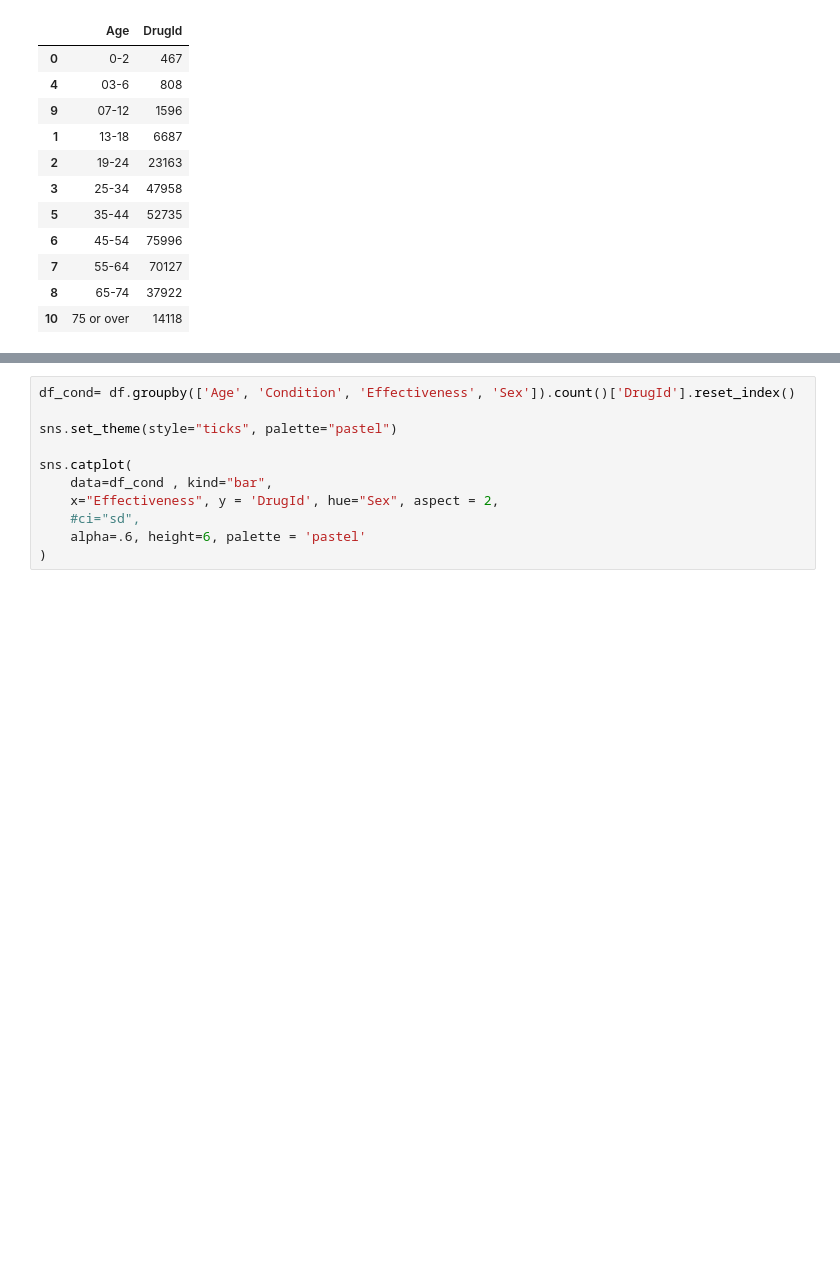
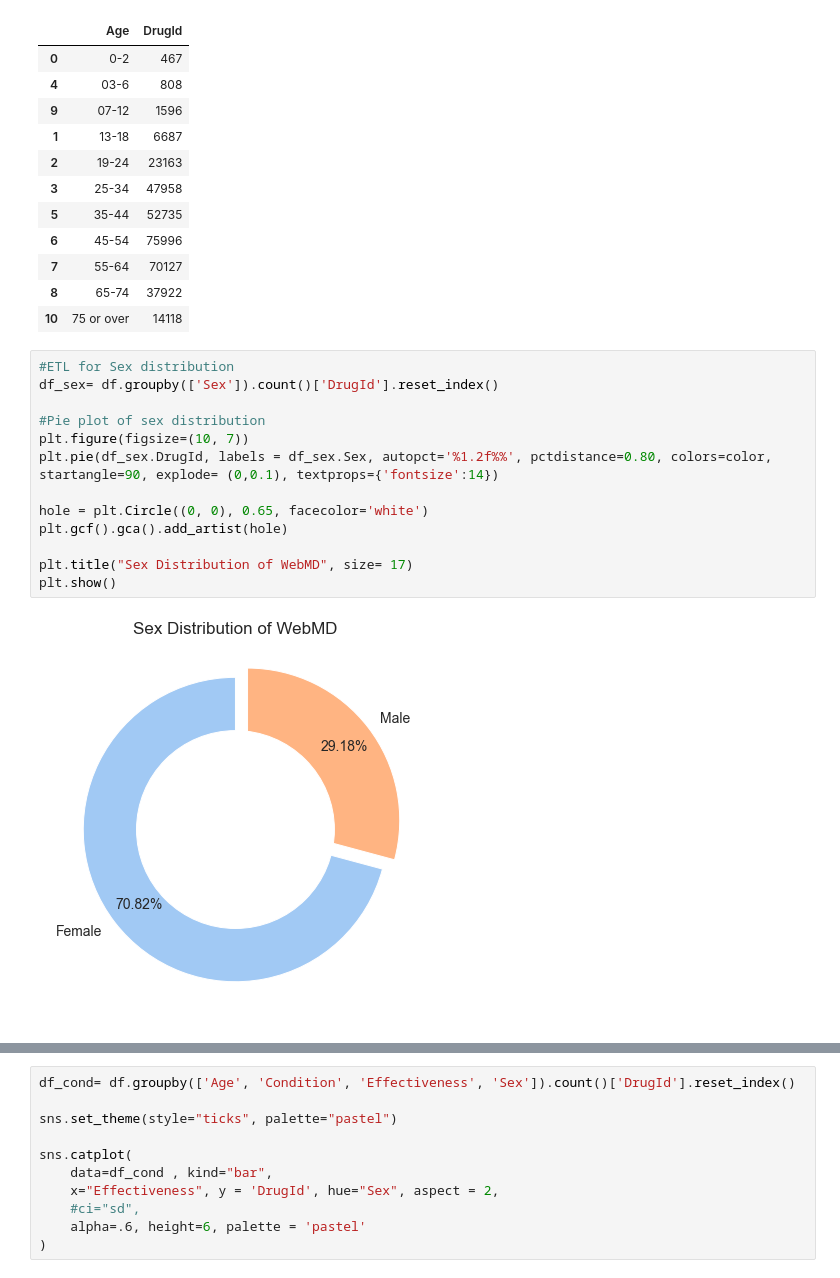
Before and after one commit to kuiros7/PORTFOLIO, a Jupyter notebook: WEBMD.ipynb, the cells around one changed output, grey strips where cells are left out. Drawn from its saved outputs; the diff is of its cells as text; blank space fills up the shorter version.

```diff
--- a/WEBMD.ipynb
+++ b/WEBMD.ipynb
@@ -149,5 +151,20 @@ df_age
 | 7 | 55-64 | 70127 |
 | 8 | 65-74 | 37922 |
 | 10 | 75 or over | 14118 |
+# %%
+#ETL for Sex distribution
+df_sex= df.groupby(['Sex']).count()['DrugId'].reset_index()
+
+#Pie plot of sex distribution
+plt.figure(figsize=(10, 7))
+plt.pie(df_sex.DrugId, labels = df_sex.Sex, autopct='%1.2f%%', pctdistance=0.80, colors=color, startangle=90, explode= (0,0.1), textprops={'fontsize':14})
+
+hole = plt.Circle((0, 0), 0.65, facecolor='white')
+plt.gcf().gca().add_artist(hole)
+
+plt.title("Sex Distribution of WebMD", size= 17)
+plt.show()
+# %% [output]
+[figure, added]
 # %%
 #ETL for Age distribution
```
Also changed, not shown: parts of 12 cells of this notebook.
